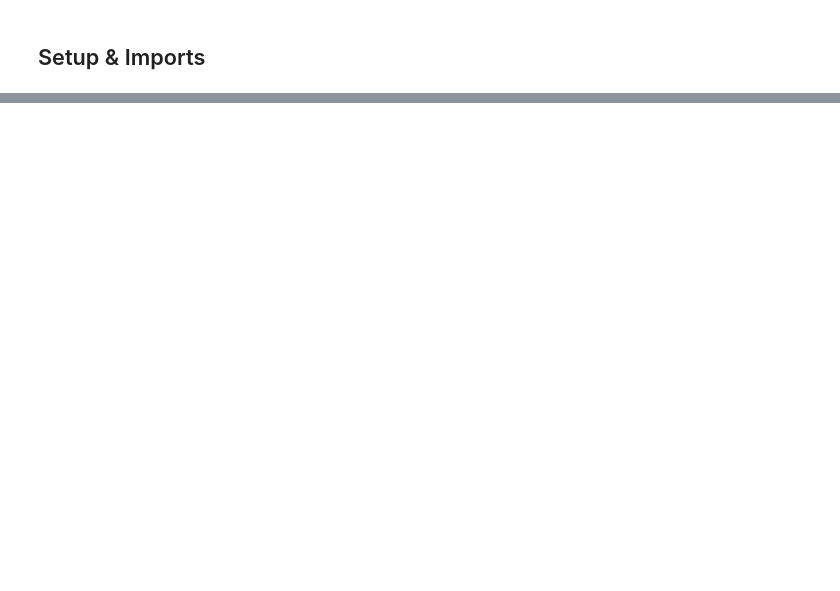
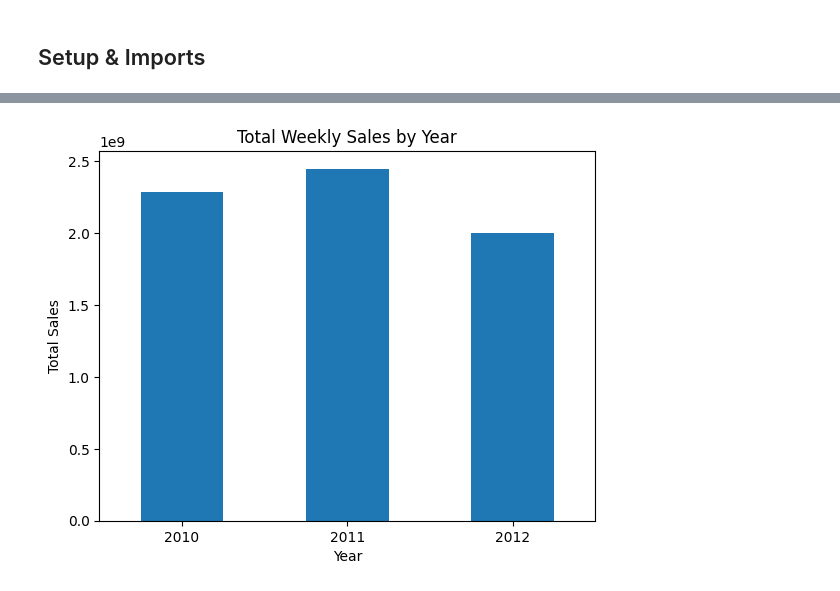
Before and after one commit to amaalioussama/walmart-sales-ml, a Jupyter notebook: notebooks/00_quick_start.ipynb, the cells around one changed output, grey strips where cells are left out. Drawn from its saved outputs; the diff is of its cells as text; code cells hidden in the pictures; blank space fills up the shorter version.

Commit message:
feat(t02): implement walmart data loader

```diff
--- a/notebooks/00_quick_start.ipynb
+++ b/notebooks/00_quick_start.ipynb
@@ -169,0 +7,11 @@ Happy learning! 🚀
+# %%
+# Load data for ALL stores
+# Cellule 1 - À exécuter en premier
+import pandas as pd
+import numpy as np
+import matplotlib.pyplot as plt
+import seaborn as sns
+
+# Correct path: data/raw/Walmart.csv
+df = pd.read_csv('../data/raw/Walmart.csv')
+df.head()
@@ -169,0 +43,3 @@ Happy learning! 🚀
+# %%
+df['Date'] = pd.to_datetime(df['Date'], format='%d-%m-%Y')
+df.info()
@@ -169,0 +62,5 @@ Happy learning! 🚀
+# %%
+df['Year'] = df['Date'].dt.year
+df['Month'] = df['Date'].dt.month
+df['week_of_year'] = df['Date'].dt.isocalendar().week
+df.head()
@@ -169,0 +74,17 @@ Happy learning! 🚀
+# %%
+totale_seles_stores = df['Weekly_Sales'].sum()
+totale_by_date = df.groupby('Year', as_index=False)['Weekly_Sales'].sum()
+
+ax = sns.barplot(
+    data=totale_by_date,
+    x='Year',
+    y='Weekly_Sales'
+)
+ax.set_title('Total Weekly Sales by Year')
+ax.set_xlabel('Year')
+ax.set_ylabel('Total Sales')
+
+plt.xticks(rotation=0)
+plt.show()
+# %% [output]
+[figure, added]
```
Also changed, not shown: parts of 21 cells of this notebook, 1 other file.
